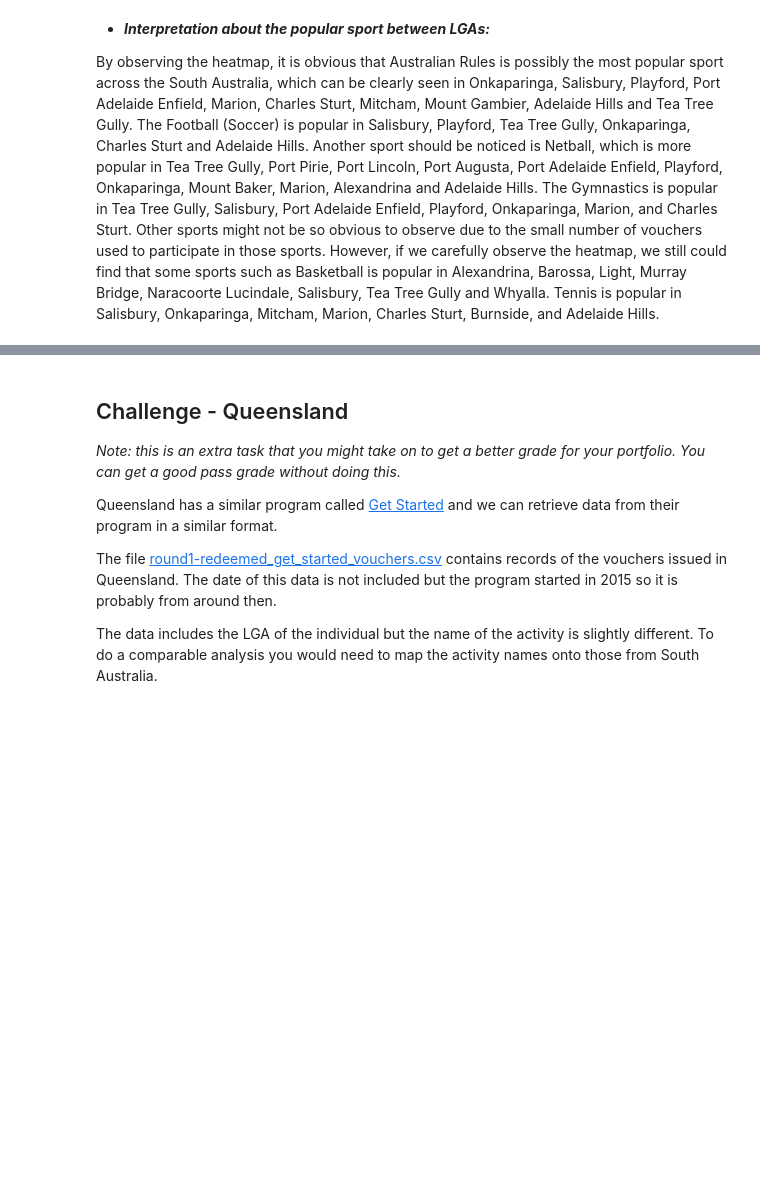
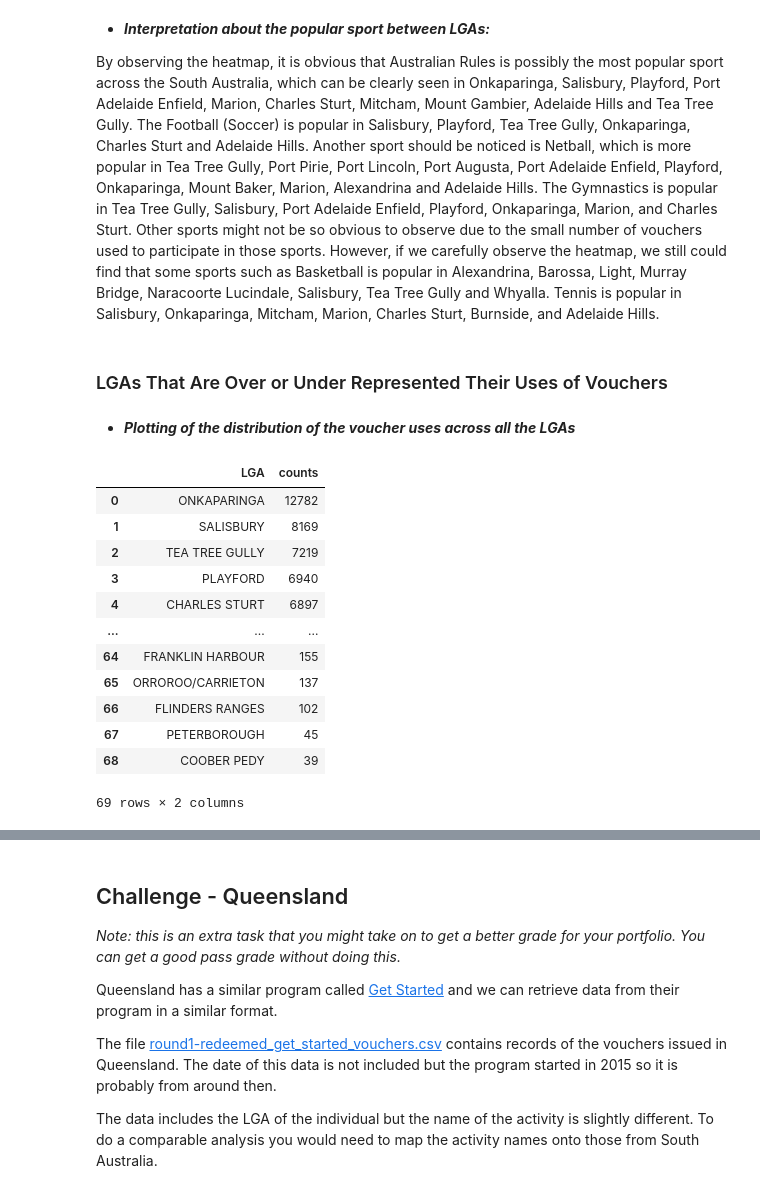
Before and after one commit to xuyenlinhHuynh/data-science-portfolio-xuyenlinhHuynh, a Jupyter notebook: Portfolio 2.ipynb, the cells around one changed output, grey strips where cells are left out. Cells and saved outputs as stored; diff of their text form; code cells hidden in the pictures; blank space fills up the shorter version.

```diff
--- a/Portfolio 2.ipynb
+++ b/Portfolio 2.ipynb
@@ -340,3 +340,25 @@ plt.show()
 * **_Interpretation about the popular sport between LGAs:_**
 
 By observing the heatmap, it is obvious that Australian Rules is possibly the most popular sport across the South Australia, which can be clearly seen in Onkaparinga, Salisbury, Playford, Port Adelaide Enfield, Marion, Charles Sturt, Mitcham, Mount Gambier, Adelaide Hills and Tea Tree Gully. The Football (Soccer) is popular in Salisbury, Playford, Tea Tree Gully, Onkaparinga, Charles Sturt and Adelaide Hills. Another sport should be noticed is Netball, which is more popular in Tea Tree Gully, Port Pirie, Port Lincoln, Port Augusta, Port Adelaide Enfield, Playford, Onkaparinga, Mount Baker, Marion, Alexandrina and Adelaide Hills. The Gymnastics is popular in Tea Tree Gully, Salisbury, Port Adelaide Enfield, Playford, Onkaparinga, Marion, and Charles Sturt. Other sports might not be so obvious to observe due to the small number of vouchers used to participate in those sports. However, if we carefully observe the heatmap, we still could find that some sports such as Basketball is popular in Alexandrina, Barossa, Light, Murray Bridge, Naracoorte Lucindale, Salisbury, Tea Tree Gully and Whyalla. Tennis is popular in Salisbury, Onkaparinga, Mitcham, Marion, Charles Sturt, Burnside, and Adelaide Hills.
+# %% [markdown]
+### LGAs That Are Over or Under Represented Their Uses of Vouchers
+# %% [markdown]
+* ***Plotting of the distribution of the voucher uses across all the LGAs***
+# %%
+# Create a dataframe containing LGA and the counts of voucher uses
+lga_count = sa_vouchers_scores['Participant_LGA'].value_counts().rename_axis('LGA').reset_index(name='counts')
+lga_count
+# %% [output]
+|  | LGA | counts |
+| 0 | ONKAPARINGA | 12782 |
+| 1 | SALISBURY | 8169 |
+| 2 | TEA TREE GULLY | 7219 |
+| 3 | PLAYFORD | 6940 |
+| 4 | CHARLES STURT | 6897 |
+| ... | ... | ... |
+| 64 | FRANKLIN HARBOUR | 155 |
+| 65 | ORROROO/CARRIETON | 137 |
+| 66 | FLINDERS RANGES | 102 |
+| 67 | PETERBOROUGH | 45 |
+| 68 | COOBER PEDY | 39 |
+69 rows × 2 columns
```
Also changed, not shown: parts of 5 cells of this notebook.
